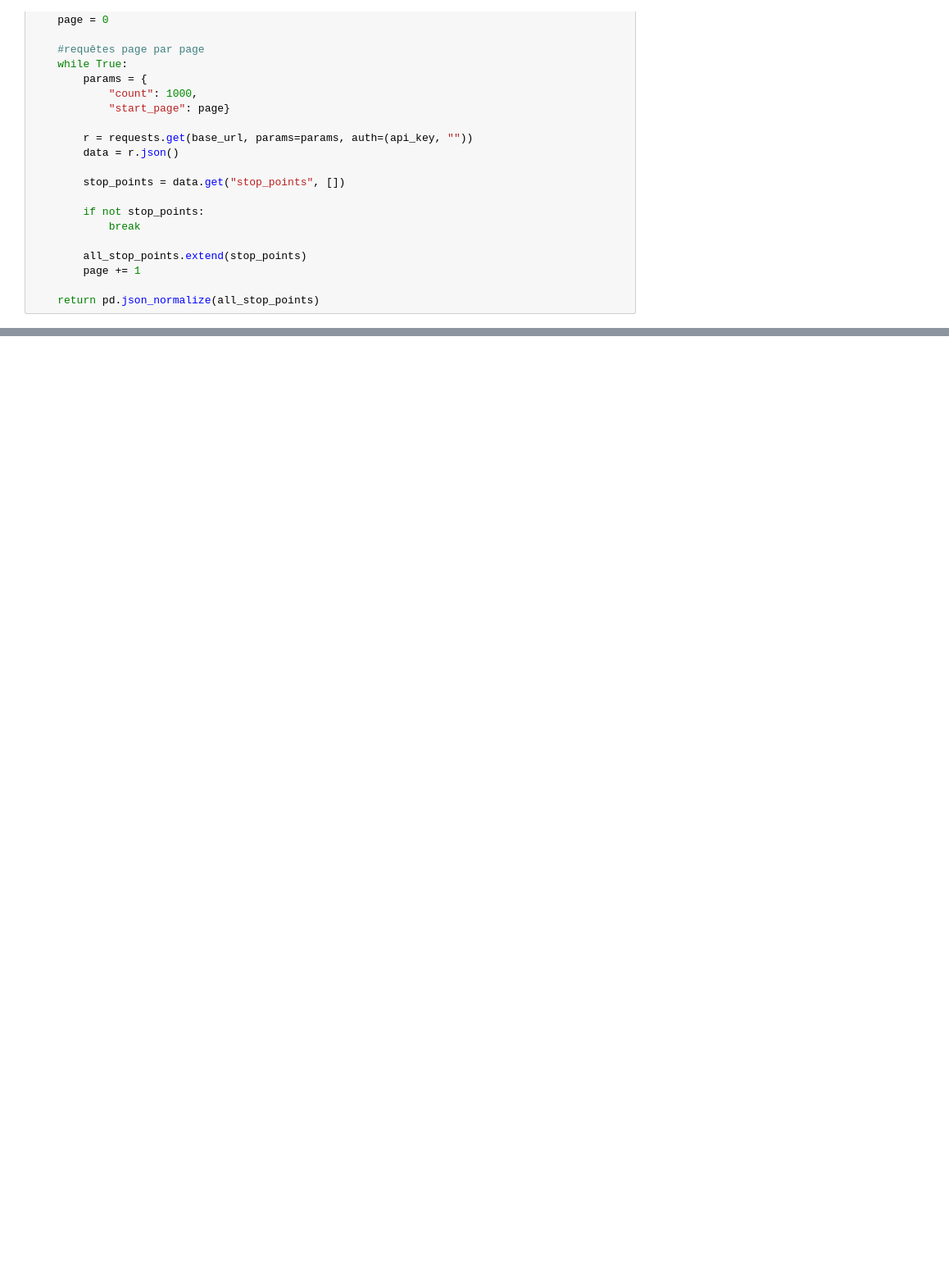
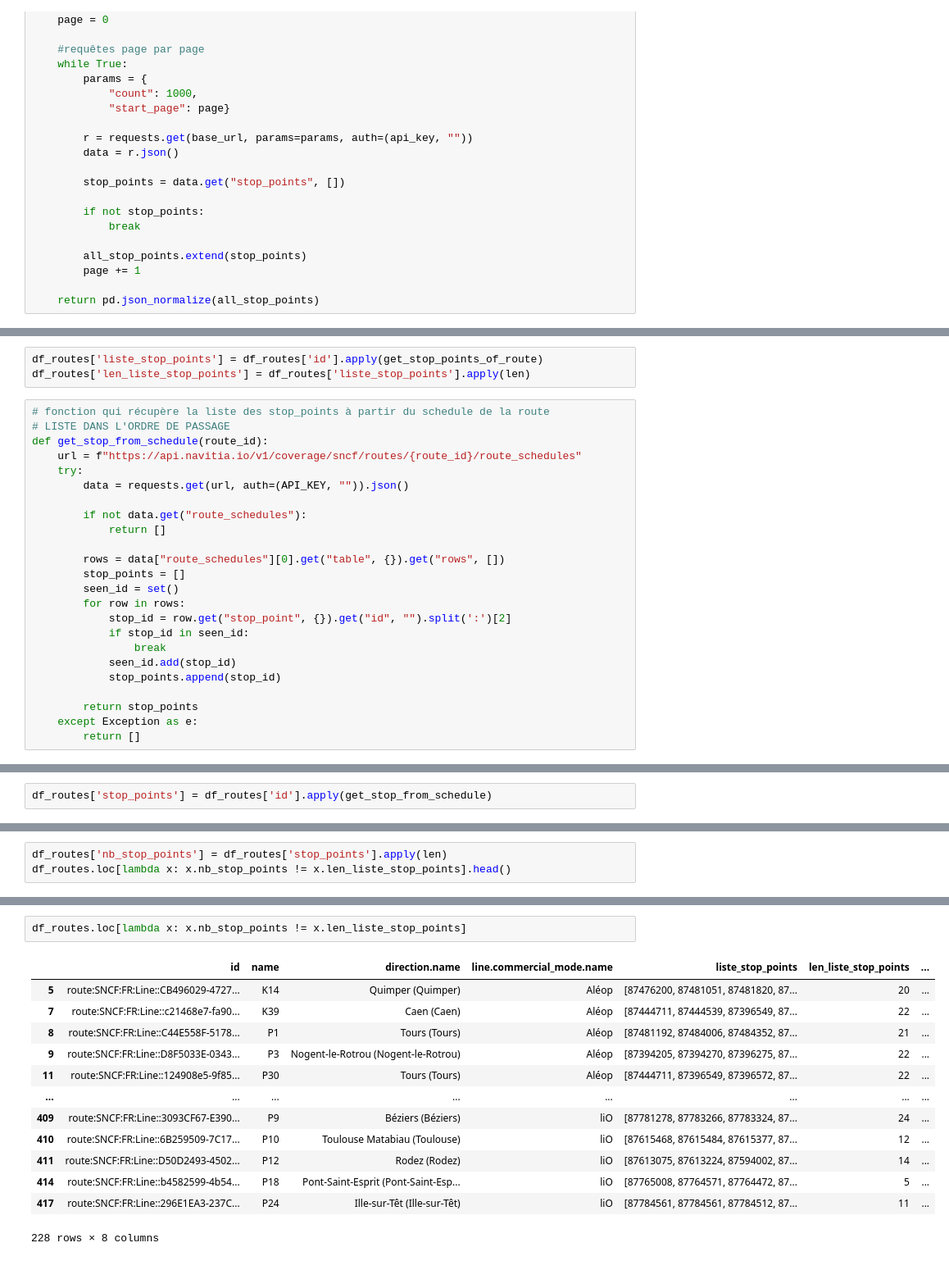
Before and after one commit to refouch/BestRail, a Jupyter notebook: navitia.ipynb, the cells around one changed output, grey strips where cells are left out. Shown at 82% size. Drawn from its saved outputs; the diff is of its cells as text; blank space fills up the shorter version.

Commit message:
liste gares et routes

```diff
--- a/navitia.ipynb
+++ b/navitia.ipynb
@@ -231,0 +134,27 @@ arrets.loc[lambda x: x.line_name.str.contains('Paris') & x.line_name.str.contain
+# %%
+df_routes['liste_stop_points'] = df_routes['id'].apply(get_stop_points_of_route)
+df_routes['len_liste_stop_points'] = df_routes['liste_stop_points'].apply(len)
+# %%
+# fonction qui récupère la liste des stop_points à partir du schedule de la route
+# LISTE DANS L'ORDRE DE PASSAGE
+def get_stop_from_schedule(route_id):
+    url = f"https://api.navitia.io/v1/coverage/sncf/routes/{route_id}/route_schedules"
+    try:
+        data = requests.get(url, auth=(API_KEY, "")).json()
+
+        if not data.get("route_schedules"):
+            return []
+
+        rows = data["route_schedules"][0].get("table", {}).get("rows", [])
+        stop_points = []
+        seen_id = set()
+        for row in rows:
+            stop_id = row.get("stop_point", {}).get("id", "").split(':')[2]
+            if stop_id in seen_id:
+                break
+            seen_id.add(stop_id)
+            stop_points.append(stop_id)
+
+        return stop_points
+    except Exception as e:
+        return []
@@ -231,0 +180,2 @@ arrets.loc[lambda x: x.line_name.str.contains('Paris') & x.line_name.str.contain
+# %%
+df_routes['stop_points'] = df_routes['id'].apply(get_stop_from_schedule)
@@ -231,0 +210,3 @@ arrets.loc[lambda x: x.line_name.str.contains('Paris') & x.line_name.str.contain
+# %%
+df_routes['nb_stop_points'] = df_routes['stop_points'].apply(len)
+df_routes.loc[lambda x: x.nb_stop_points != x.len_liste_stop_points].head()
@@ -232,3 +220,19 @@ arrets.loc[lambda x: x.line_name.str.contains('Paris') & x.line_name.str.contain
+# %%
+df_routes.loc[lambda x: x.nb_stop_points != x.len_liste_stop_points]
+# %% [output]
+|  | id | name | direction.name | line.commercial_mode.name | liste_stop_points | len_liste_stop_points | ... |
+| 5 | route:SNCF:FR:Line::CB496029-4727... | K14 | Quimper (Quimper) | Aléop | [87476200, 87481051, 87481820, 87... | 20 | ... |
+| 7 | route:SNCF:FR:Line::c21468e7-fa90... | K39 | Caen (Caen) | Aléop | [87444711, 87444539, 87396549, 87... | 22 | ... |
+| 8 | route:SNCF:FR:Line::C44E558F-5178... | P1 | Tours (Tours) | Aléop | [87481192, 87484006, 87484352, 87... | 21 | ... |
+| 9 | route:SNCF:FR:Line::D8F5033E-0343... | P3 | Nogent-le-Rotrou (Nogent-le-Rotrou) | Aléop | [87394205, 87394270, 87396275, 87... | 22 | ... |
+| 11 | route:SNCF:FR:Line::124908e5-9f85... | P30 | Tours (Tours) | Aléop | [87444711, 87396549, 87396572, 87... | 22 | ... |
+| ... | ... | ... | ... | ... | ... | ... | ... |
+| 409 | route:SNCF:FR:Line::3093CF67-E390... | P9 | Béziers (Béziers) | liO | [87781278, 87783266, 87783324, 87... | 24 | ... |
+| 410 | route:SNCF:FR:Line::6B259509-7C17... | P10 | Toulouse Matabiau (Toulouse) | liO | [87615468, 87615484, 87615377, 87... | 12 | ... |
+| 411 | route:SNCF:FR:Line::D50D2493-4502... | P12 | Rodez (Rodez) | liO | [87613075, 87613224, 87594002, 87... | 14 | ... |
+| 414 | route:SNCF:FR:Line::b4582599-4b54... | P18 | Pont-Saint-Esprit (Pont-Saint-Esp... | liO | [87765008, 87764571, 87764472, 87... | 5 | ... |
+| 417 | route:SNCF:FR:Line::296E1EA3-237C... | P24 | Ille-sur-Têt (Ille-sur-Têt) | liO | [87784561, 87784561, 87784512, 87... | 11 | ... |
+228 rows × 8 columns
 # %% [markdown]
 # Trains et horaires
 # %% [markdown]
```
Also changed, not shown: parts of 56 cells of this notebook.
